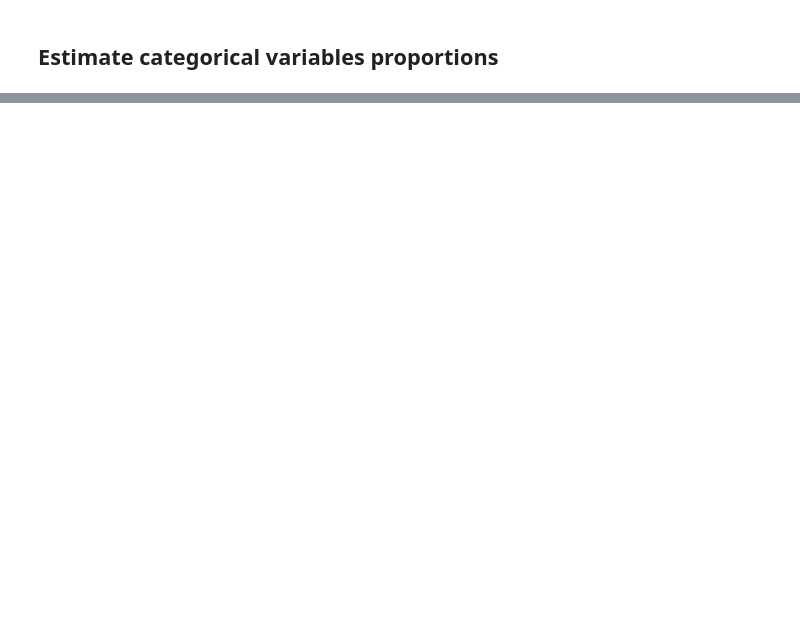
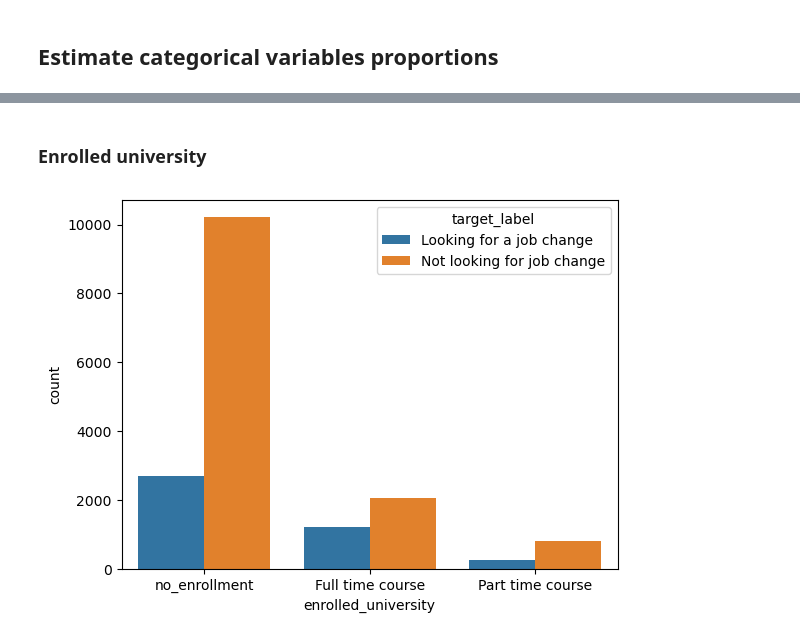
Before and after one commit to teob97/xtream-ai-assignment, a Jupyter notebook: challenge_1.ipynb, the cells around one changed output, grey strips where cells are left out. Saved outputs shown, nothing was run; the diff lists cells and outputs as text; code cells hidden in the pictures; blank space fills up the shorter version.

```diff
--- a/challenge_1.ipynb
+++ b/challenge_1.ipynb
@@ -269,3 +280,10 @@ Percentage of Other quitting Pear Inc: 25.0%; z_score = 0.23
+# %% [markdown]
+### Enrolled university
+# %%
+sns.countplot(data, x='enrolled_university', hue='target_label')
+plt.show()
+# %% [output]
+[figure, added]
 # %%
 enrolled_uni_dict = print_percentage_and_ztest(data, 'enrolled_university')
 # %% [output]
```
Also changed, not shown: parts of 24 cells of this notebook.
